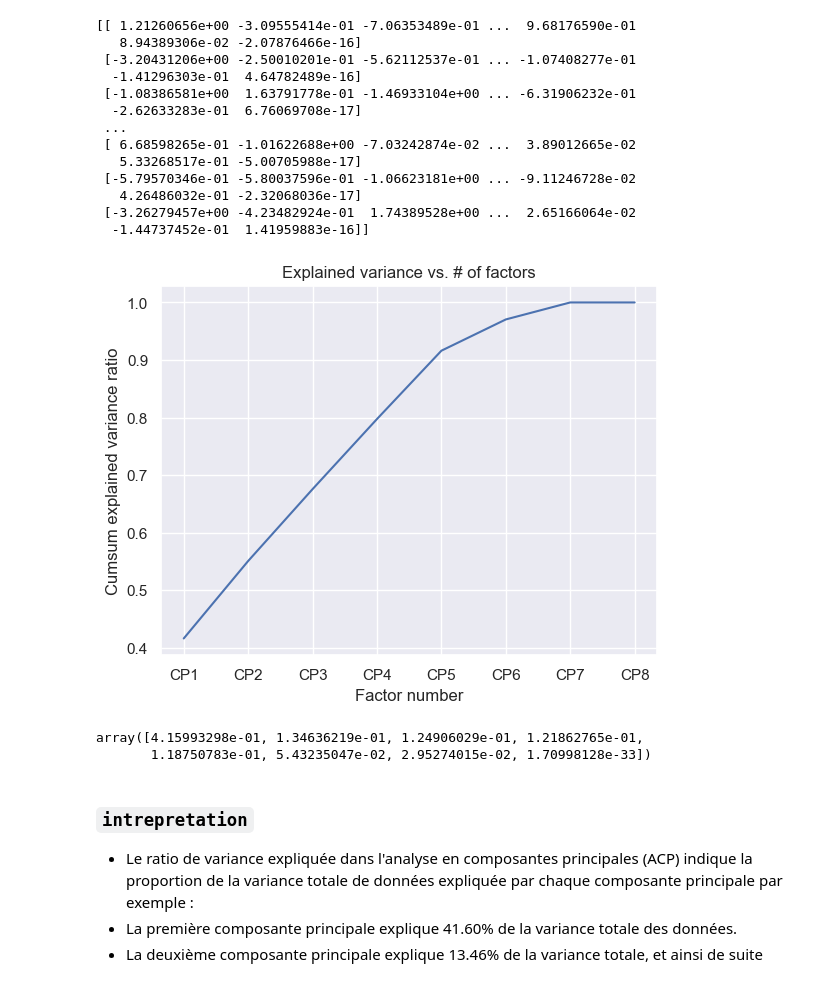
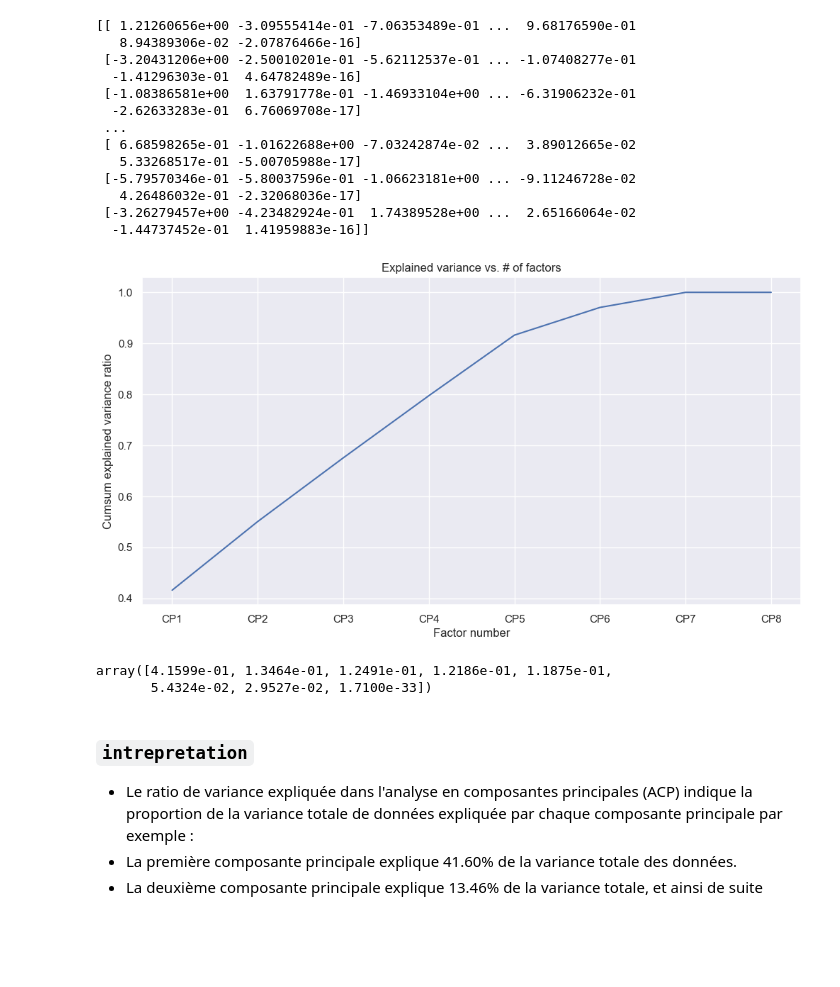
Before and after one commit to MohamedChaf/Analyse-de-donnees, a Jupyter notebook: inssurance.ipynb, the cells around one changed output. Cells and saved outputs as stored; diff of their text form; code cells hidden in the pictures; blank space fills up the shorter version.

```diff
--- a/inssurance.ipynb
+++ b/inssurance.ipynb
@@ -402,19 +399,21 @@ import matplotlib.pyplot as plt
 # %%
 ### import matplotlib.pyplot as plt
 import numpy as np
 
 #cumul de variance expliquée
 list_acp = ["CP1","CP2","CP3","CP4","CP5","CP6","CP7","CP8"]
+plt.figure(figsize=(12, 6))
+
 plt.plot(list_acp,np.cumsum(acp.explained_variance_ratio_))
 plt.title("Explained variance vs. # of factors")
 plt.ylabel("Cumsum explained variance ratio")
 plt.xlabel("Factor number")
 plt.show()
 acp.explained_variance_ratio_
 # %% [output]
-[figure, old version]
+[figure, new version]
-array([4.15993298e-01, 1.34636219e-01, 1.24906029e-01, 1.21862765e-01,
-       1.18750783e-01, 5.43235047e-02, 2.95274015e-02, 1.70998128e-33])
+array([4.1599e-01, 1.3464e-01, 1.2491e-01, 1.2186e-01, 1.1875e-01,
+       5.4324e-02, 2.9527e-02, 1.7100e-33])
 # %% [markdown]
 ### `intrepretation`
 - Le ratio de variance expliquée dans l'analyse en composantes principales (ACP) indique la proportion de la variance totale de  données expliquée par chaque composante principale
```
Also changed, not shown: parts of 17 cells of this notebook.
